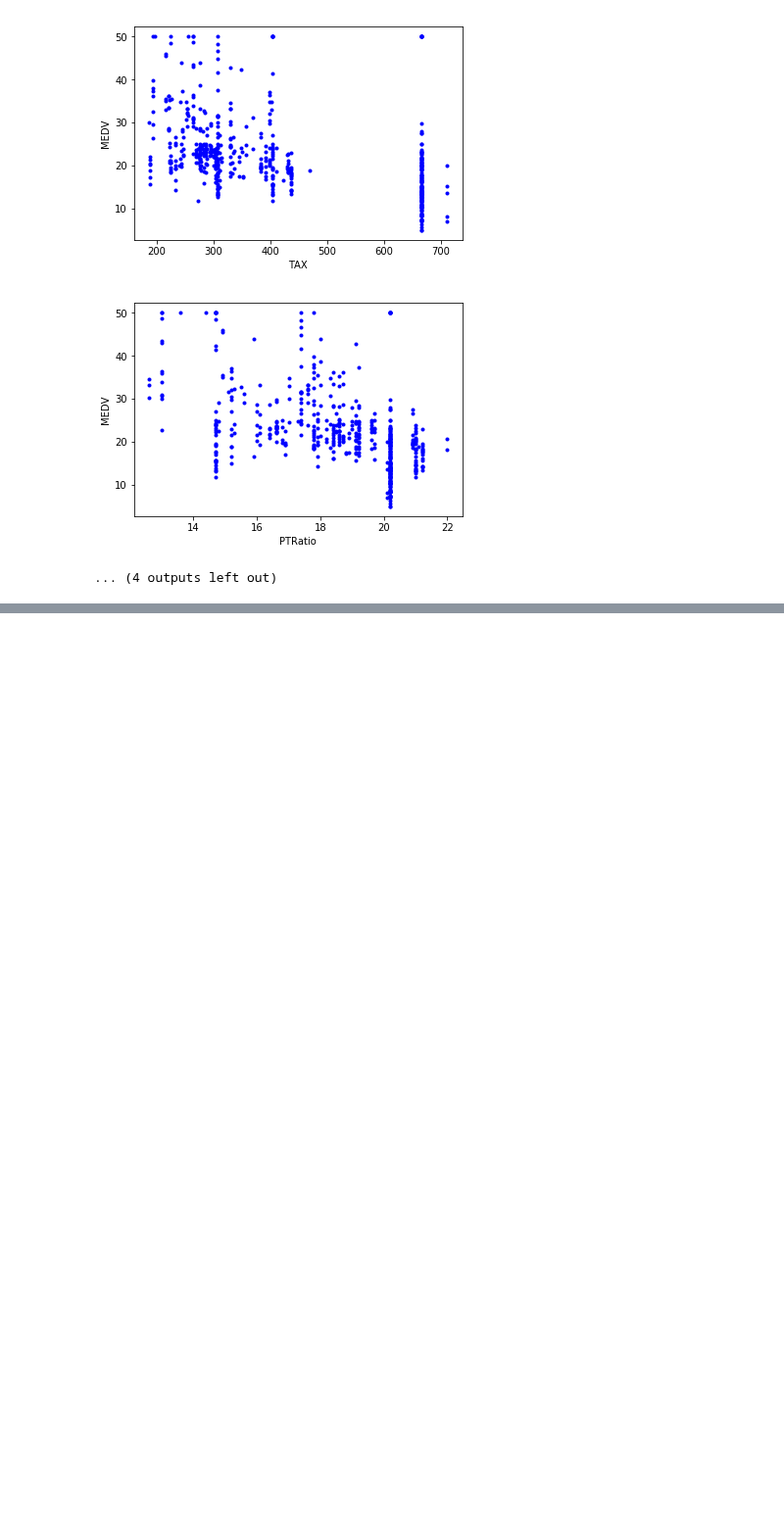
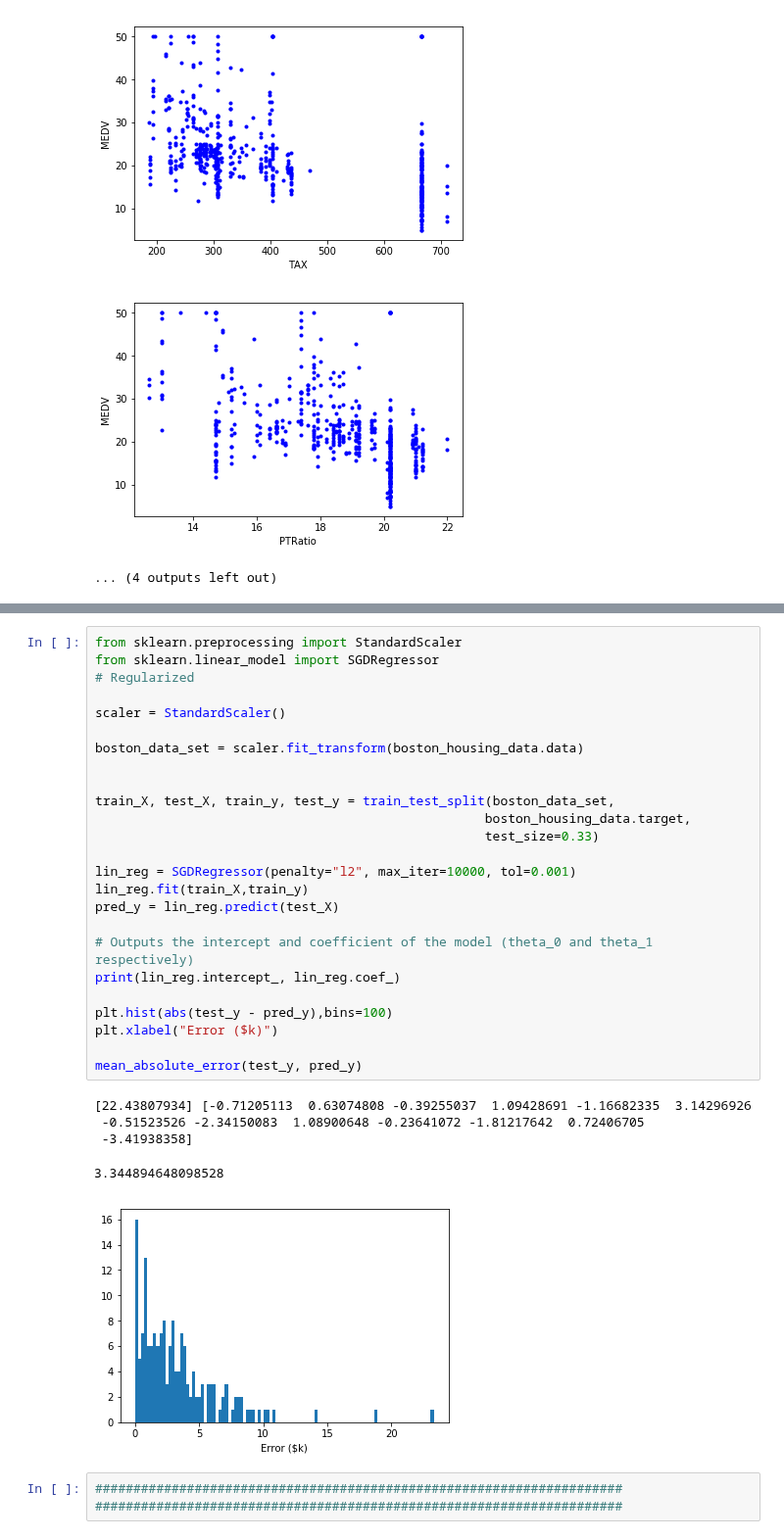
Before and after one commit to richss/cs455-ml-demos, a Jupyter notebook: Ch4-Demos.ipynb, the cells around one changed output, grey strips where cells are left out. Shown at 98% size. Saved outputs shown, nothing was run; the diff lists cells and outputs as text; blank space fills up the shorter version.

Commit message:
Content on polynomial regression, plotting learning curves, and ridge regularization

```diff
--- a/Ch4-Demos.ipynb
+++ b/Ch4-Demos.ipynb
@@ -467,0 +468,34 @@ mean_absolute_error(test_y, pred_y)
+# %%
+from sklearn.preprocessing import StandardScaler
+from sklearn.linear_model import SGDRegressor
+# Regularized
+
+scaler = StandardScaler()
+
+boston_data_set = scaler.fit_transform(boston_housing_data.data)
+
+
+train_X, test_X, train_y, test_y = train_test_split(boston_data_set,
+                                                   boston_housing_data.target,
+                                                   test_size=0.33)
+
+lin_reg = SGDRegressor(penalty="l2", max_iter=10000, tol=0.001)
+lin_reg.fit(train_X,train_y)
+pred_y = lin_reg.predict(test_X)
+
+# Outputs the intercept and coefficient of the model (theta_0 and theta_1 respectively)
+print(lin_reg.intercept_, lin_reg.coef_)
+
+plt.hist(abs(test_y - pred_y),bins=100)
+plt.xlabel("Error ($k)")
+
+mean_absolute_error(test_y, pred_y)
+# %% [output]
+[22.43807934] [-0.71205113  0.63074808 -0.39255037  1.09428691 -1.16682335  3.14296926
+ -0.51523526 -2.34150083  1.08900648 -0.23641072 -1.81217642  0.72406705
+ -3.41938358]
+3.344894648098528
+[figure, added]
+# %%
+#####################################################################
+#####################################################################
```
Also changed, not shown: parts of 32 cells of this notebook.
